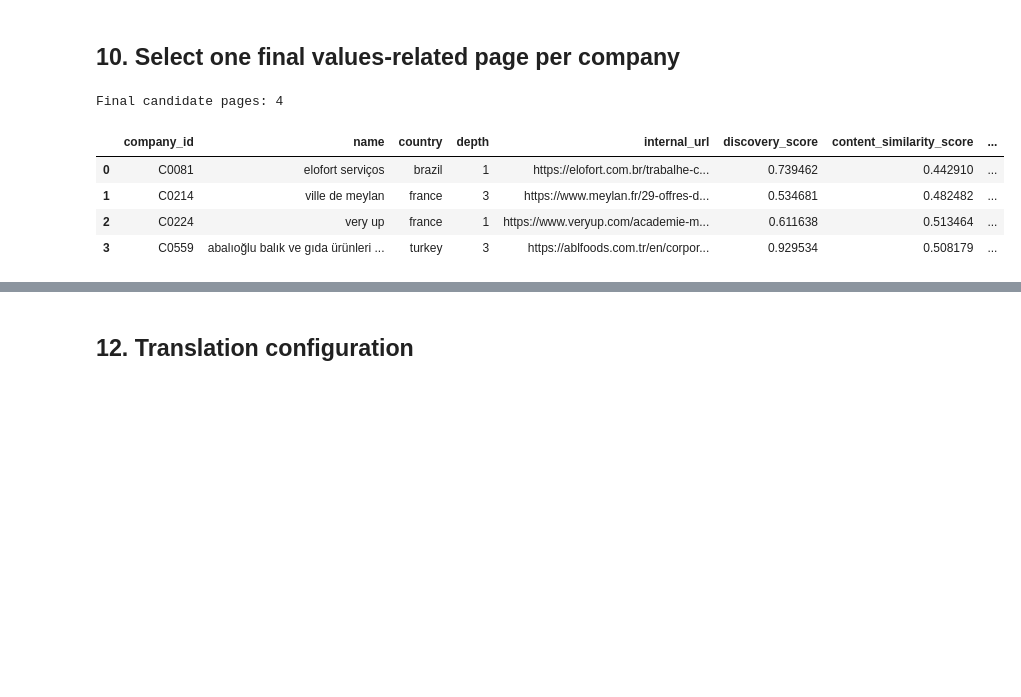
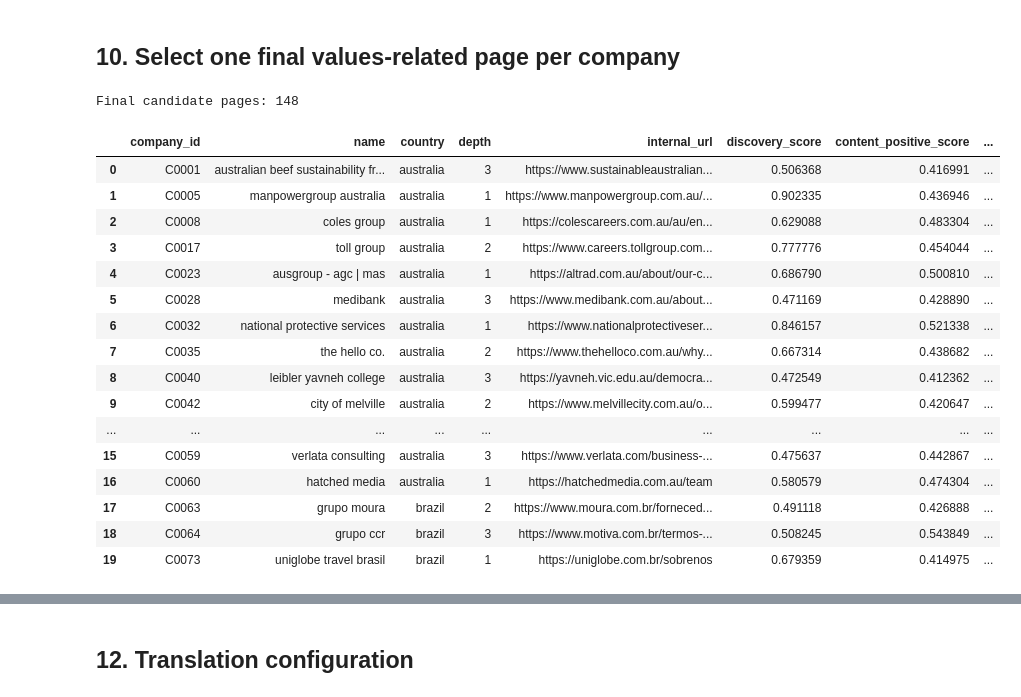
Before and after one commit to namanhtran200421/testing_ground, a Jupyter notebook: notebooks/notebook_2_values_crawler.ipynb, the cells around one changed output, grey strips where cells are left out. Saved outputs shown, nothing was run; the diff lists cells and outputs as text; code cells hidden in the pictures; blank space fills up the shorter version.

```diff
--- a/notebooks/notebook_2_values_crawler.ipynb
+++ b/notebooks/notebook_2_values_crawler.ipynb
@@ -58,6 +58,8 @@ MAX_CRAWL_DEPTH = 3
 MAX_PAGES_PER_COMPANY = 12
 MAX_CHILDREN_PER_PAGE = 2
 
+MIN_CONTENT_SIMILARITY = 0.40
+MIN_SEMANTIC_MARGIN = 0.08
 MIN_LINK_SIMILARITY = 0.38
 MIN_CONTENT_SIMILARITY = 0.40
 
@@ -68,7 +70,7 @@ MAX_PAGE_TEXT_CHARACTERS = 10_000
 CONTENT_SCORING_CHARACTERS = 10_000
 
 # Use "sample" while testing and "full" for production.
-CRAWL_RUN_MODE = "sample"
+CRAWL_RUN_MODE = "full"
 CRAWL_SAMPLE_COMPANIES = 5
 RANDOM_SEED = 42
 
@@ -1094,54 +1140,88 @@ Companies crawled: 5
 df_valid_pages = df_crawled_pages.loc[
     df_crawled_pages["crawl_error"].fillna("").eq("")
     & df_crawled_pages["page_text"].fillna("").str.strip().ne("")
-    & df_crawled_pages["content_similarity_score"].notna()
+    & df_crawled_pages["content_positive_score"].notna()
+    & df_crawled_pages["content_negative_score"].notna()
+    & df_crawled_pages["semantic_margin"].notna()
+     & (
+        df_crawled_pages[
+            "content_positive_score"
+        ] >= MIN_CONTENT_SIMILARITY
+    )
     & (
-        df_crawled_pages["content_similarity_score"]
-        >= MIN_CONTENT_SIMILARITY
+        df_crawled_pages[
+            "semantic_margin"
+        ] >= MIN_SEMANTIC_MARGIN
     )
 ].copy()
 
 production_final_df = (
     df_valid_pages
     .sort_values(
         by=[
             "company_id",
-            "content_similarity_score",
+            "semantic_margin",
+            "content_positive_score",
             "discovery_score",
             "depth",
         ],
-        ascending=[True, False, False, True],
+        ascending=[
+            True,
+            False,
+            False,
+            False,
+            True,
+        ],
     )
-    .drop_duplicates(subset=["company_id"], keep="first")
-    .rename(columns={
-        "url": "internal_url",
-        "fetch_url": "candidate_fetch_url",
-        "status_code": "candidate_status_code",
-        "page_text": "candidate_text",
-        "crawl_error": "candidate_error",
-    })
+    .drop_duplicates(
+        subset=["company_id"],
+        keep="first",
+    )
+    .rename(
+        columns={
+            "url": "internal_url",
+            "fetch_url": "candidate_fetch_url",
+            "status_code": "candidate_status_code",
+            "page_text": "candidate_text",
+            "crawl_error": "candidate_error",
+        }
+    )
     .reset_index(drop=True)
 )
 
 production_final_df.to_csv(PRODUCTION_FINAL_CSV, index=False)
 
 print("Final candidate pages:", len(production_final_df))
 production_final_df[
     [
         "company_id",
         "name",
         "country",
         "depth",
         "internal_url",
         "discovery_score",
-        "content_similarity_score",
+       "content_positive_score",
+"content_negative_score",
+"semantic_margin",
         "matched_theme",
     ]
 ].head(20)
 # %% [output]
-Final candidate pages: 4
+Final candidate pages: 148
-|  | company_id | name | country | depth | internal_url | discovery_score | content_similarity_score | ... |
-| 0 | C0081 | elofort serviços | brazil | 1 | https://elofort.com.br/trabalhe-c... | 0.739462 | 0.442910 | ... |
-| 1 | C0214 | ville de meylan | france | 3 | https://www.meylan.fr/29-offres-d... | 0.534681 | 0.482482 | ... |
-| 2 | C0224 | very up | france | 1 | https://www.veryup.com/academie-m... | 0.611638 | 0.513464 | ... |
-| 3 | C0559 | abalıoğlu balık ve gıda ürünleri ... | turkey | 3 | https://ablfoods.com.tr/en/corpor... | 0.929534 | 0.508179 | ... |
+|  | company_id | name | country | depth | internal_url | discovery_score | content_positive_score | ... |
+| 0 | C0001 | australian beef sustainability fr... | australia | 3 | https://www.sustainableaustralian... | 0.506368 | 0.416991 | ... |
+| 1 | C0005 | manpowergroup australia | australia | 1 | https://www.manpowergroup.com.au/... | 0.902335 | 0.436946 | ... |
+| 2 | C0008 | coles group | australia | 1 | https://colescareers.com.au/au/en... | 0.629088 | 0.483304 | ... |
+| 3 | C0017 | toll group | australia | 2 | https://www.careers.tollgroup.com... | 0.777776 | 0.454044 | ... |
+| 4 | C0023 | ausgroup - agc | mas | australia | 1 | https://altrad.com.au/about/our-c... | 0.686790 | 0.500810 | ... |
+| 5 | C0028 | medibank | australia | 3 | https://www.medibank.com.au/about... | 0.471169 | 0.428890 | ... |
+| 6 | C0032 | national protective services | australia | 1 | https://www.nationalprotectiveser... | 0.846157 | 0.521338 | ... |
+| 7 | C0035 | the hello co. | australia | 2 | https://www.thehelloco.com.au/why... | 0.667314 | 0.438682 | ... |
+| 8 | C0040 | leibler yavneh college | australia | 3 | https://yavneh.vic.edu.au/democra... | 0.472549 | 0.412362 | ... |
+| 9 | C0042 | city of melville | australia | 2 | https://www.melvillecity.com.au/o... | 0.599477 | 0.420647 | ... |
+| ... | ... | ... | ... | ... | ... | ... | ... | ... |
+| 15 | C0059 | verlata consulting | australia | 3 | https://www.verlata.com/business-... | 0.475637 | 0.442867 | ... |
+| 16 | C0060 | hatched media | australia | 1 | https://hatchedmedia.com.au/team | 0.580579 | 0.474304 | ... |
+| 17 | C0063 | grupo moura | brazil | 2 | https://www.moura.com.br/forneced... | 0.491118 | 0.426888 | ... |
+| 18 | C0064 | grupo ccr | brazil | 3 | https://www.motiva.com.br/termos-... | 0.508245 | 0.543849 | ... |
+| 19 | C0073 | uniglobe travel brasil | brazil | 1 | https://uniglobe.com.br/sobrenos | 0.679359 | 0.414975 | ... |
```
Also changed, not shown: parts of 15 cells of this notebook.
